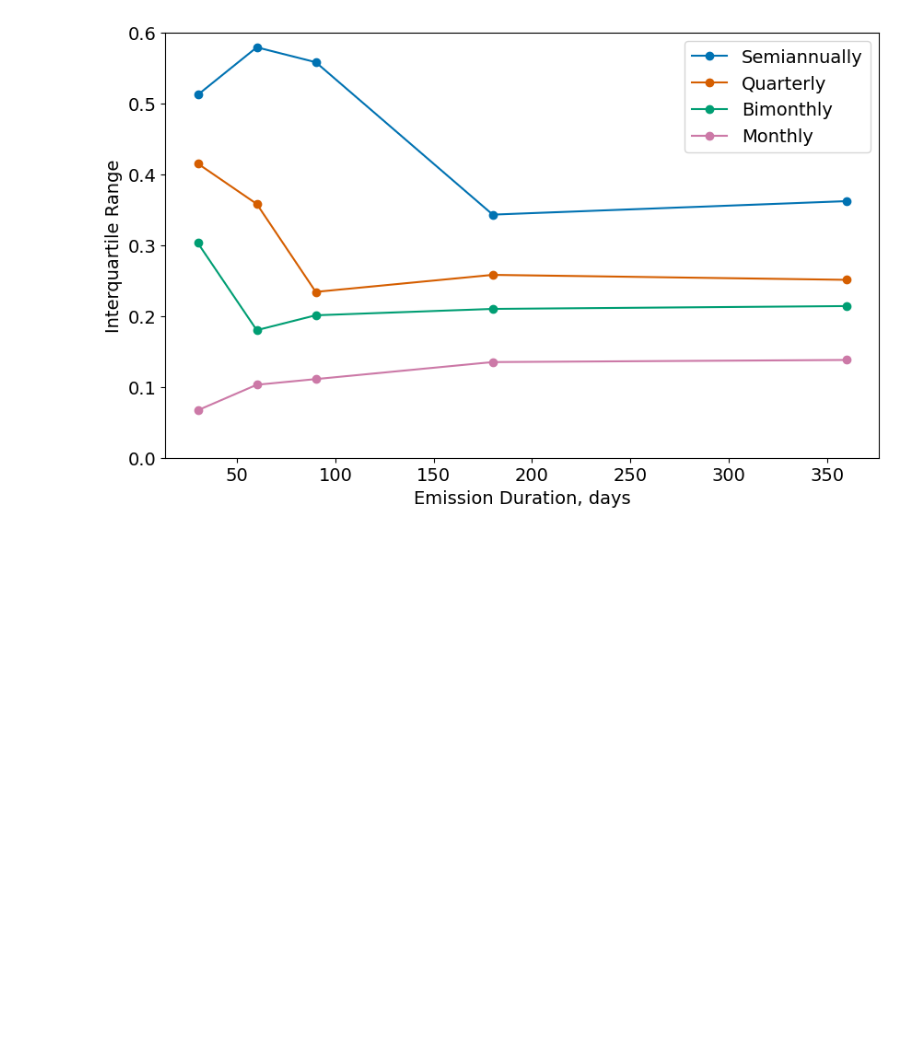
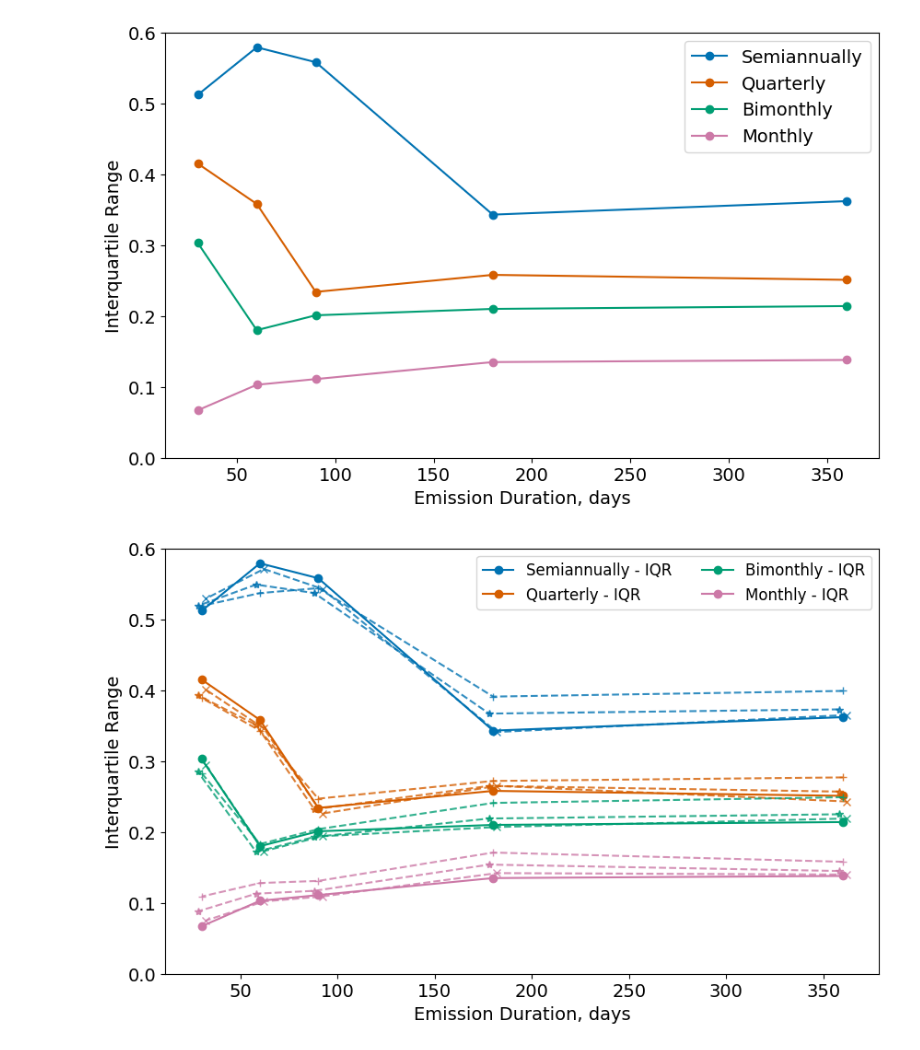
Before and after one commit to HJJJJX/Figure-Plotting, a Jupyter notebook: Published_1.ipynb, the cells around one changed output. Saved outputs shown, nothing was run; the diff lists cells and outputs as text; code cells hidden in the pictures; blank space fills up the shorter version.

```diff
--- a/Published_1.ipynb
+++ b/Published_1.ipynb
@@ -430,3 +496,81 @@ plt.legend(fontsize=14)
 plt.show()
 # %% [output]
 [figure]
+# %%
+import matplotlib.pyplot as plt
+import numpy as np
+
+# Provided data
+x_values = np.array([[360, 180, 90, 60, 30]] * 4)
+
+# Convert percentiles to numpy arrays
+percentile_25 = np.array([
+    [55.9, 60.5, 3.3, -9.8, -18.1],
+    [29.6, 34.5, 40, 8, -14.7],
+    [12.9, 17.7, 19.8, 27.3, -8.8],
+    [-14.4, -10.8, -7.9, -6.5, 8.3]
+])
+percentile_75 = np.array([
+    [92.1, 94.8, 59.1, 48.1, 33.1],
+    [54.7, 60.3, 63.4, 43.8, 26.8],
+    [34.3, 38.7, 39.9, 45.3, 21.5],
+    [-0.6, 2.7, 3.2, 3.8, 15]
+])
+
+# Calculate the interquartile range (IQR)
+difference = (100 + (percentile_75 - percentile_25)) / 100 - 1
+
+# IAD1, IAD2, and IAD3 data
+IAD1 = np.array([
+    [36.5, 34.1, 54.3, 57.1, 52.9],
+    [24.3, 26.5, 22.6, 34.6, 40.1],
+    [21.9, 20.7, 19.4, 17.3, 29.5],
+    [14, 14.2, 10.9, 10.2, 7.5]
+])
+D1 = (100 + IAD1) / 100 - 1
+
+IAD2 = np.array([
+    [37.3, 36.7, 53.7, 54.9, 51.9],
+    [25.7, 26.5, 23.2, 35.1, 39.3],
+    [22.5, 21.9, 19.3, 17.2, 28.5],
+    [14.5, 15.4, 11.7, 11.3, 8.8]
+])
+D2 = (100 + IAD2) / 100 - 1
+
+IAD3 = np.array([
+    [39.9, 39.1, 54.4, 53.7, 51.9],
+    [27.7, 27.2, 24.7, 34.3, 38.9],
+    [24.9, 24.1, 20.4, 18.3, 28.3],
+    [15.8, 17.1, 13.1, 12.8, 10.9]
+])
+D3 = (100 + IAD3) / 100 - 1
+
+# Plotting
+plt.figure(figsize=(10, 6))
+
+# Color-blind friendly colors
+colors = ['#0072B2', '#D55E00', '#009E73', '#CC79A7']  # Blue, Orange, Green, Purple
+
+labels = ["Semiannually", "Quarterly", "Bimonthly", "Monthly"]
+for i in range(difference.shape[0]):
+    plt.plot(x_values[i], difference[i], marker='o', color=colors[i], label=f'{labels[i]} - IQR')
+    plt.plot(x_values[i] + 2, D1[i], marker='x', linestyle='--', color=colors[i], alpha=0.8)
+    plt.plot(x_values[i] - 2, D2[i], marker='*', linestyle='--', color=colors[i], alpha=0.8)
+    plt.plot(x_values[i], D3[i], marker='+', linestyle='--', color=colors[i], alpha=0.8)
+
+# Customize tick labels
+plt.xticks(fontsize=14)
+plt.yticks(fontsize=14)
+
+plt.xlabel('Emission Duration, days', fontsize=14)
+plt.ylabel('Interquartile Range', fontsize=14)
+plt.ylim(0, 0.6)  # Set the y-axis limits
+
+# Combine and simplify legend
+handles, labels = plt.gca().get_legend_handles_labels()
+unique_labels = dict(zip(labels, handles))
+plt.legend(unique_labels.values(), unique_labels.keys(), fontsize=12, loc='upper right', ncol=2)
+
+plt.show()
+# %% [output]
+[figure, added]
```
Also changed, not shown: parts of 5 cells of this notebook.
